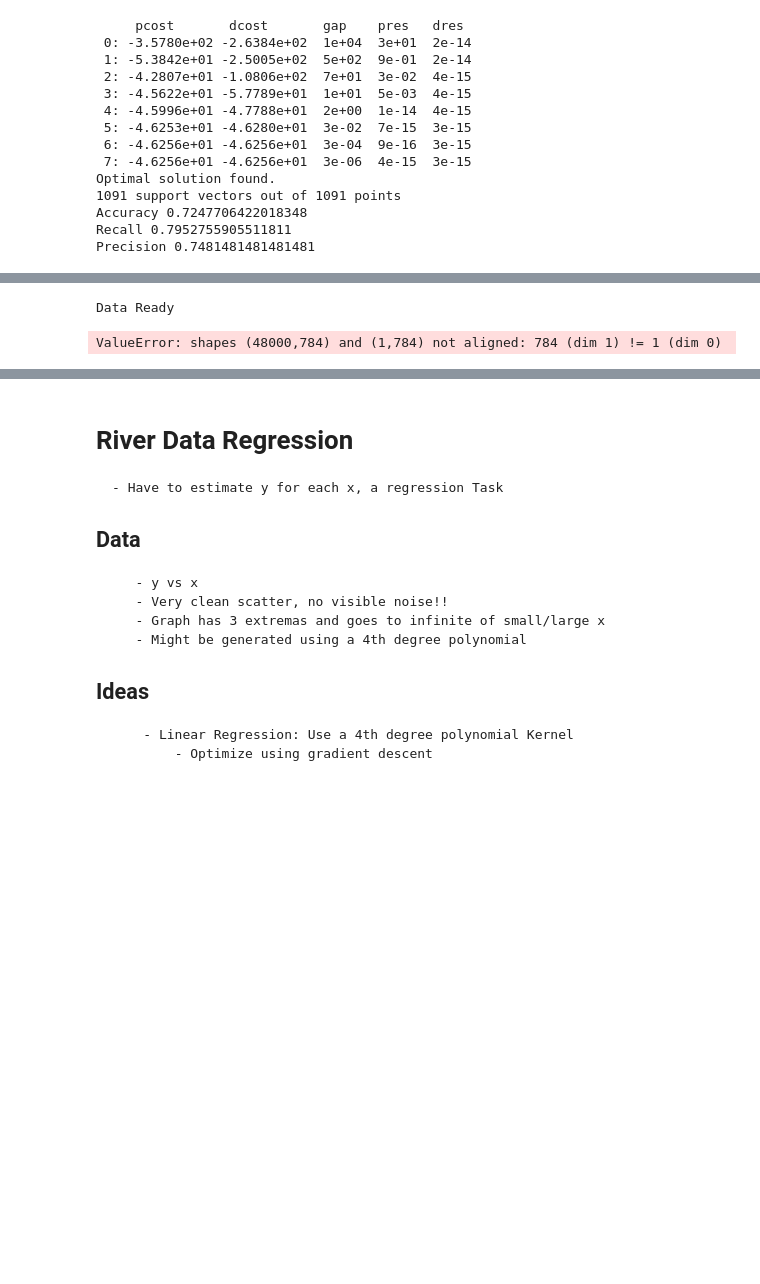
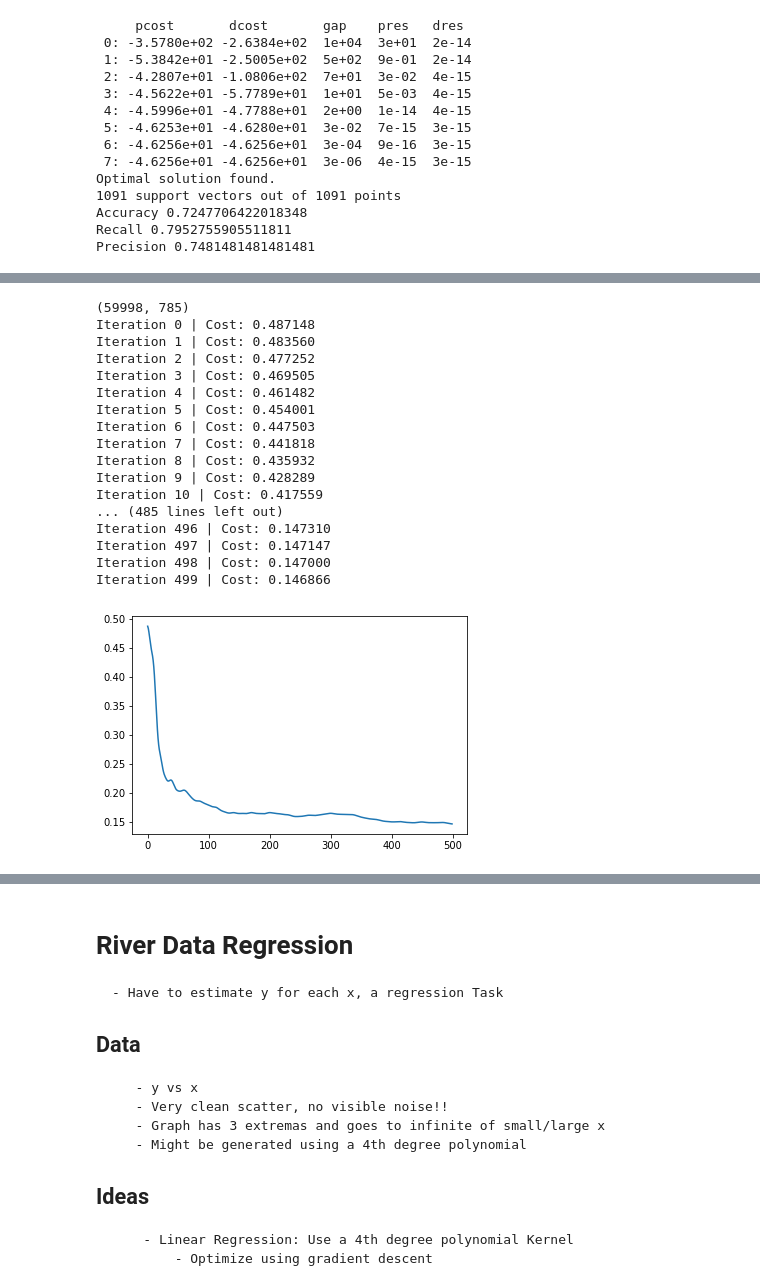
Before and after one commit to Siddhant24/ELL409, a Jupyter notebook: Assignment_2/Assignment 2.ipynb, the cells around one changed output, grey strips where cells are left out. Cells and saved outputs as stored; diff of their text form; code cells hidden in the pictures; blank space fills up the shorter version.

```diff
--- a/Assignment_2/Assignment 2.ipynb
+++ b/Assignment_2/Assignment 2.ipynb
@@ -716,9 +747,23 @@ plt.show()
 # %%
 (X_train, y_train, X_val, y_val, X_test, y_test) = prepareFMNISTData()
-y_train = (y_train==1)
-print("Data Ready")
-W_FLDA = FLDA(X_train, y_train)
-X_train = np.dot(X_train, W_FLDA)
-# %% [output]
-Data Ready
-ValueError: shapes (48000,784) and (1,784) not aligned: 784 (dim 1) != 1 (dim 0)
+# %%
+y_pred = multiClassLogisticRegression(X_test, X_train, y_train, 10, 500, alpha = 0.0000001, beta = 0.999)
+# %% [output]
+(59998, 785)
+Iteration 0 | Cost: 0.487148
+Iteration 1 | Cost: 0.483560
+Iteration 2 | Cost: 0.477252
+Iteration 3 | Cost: 0.469505
+Iteration 4 | Cost: 0.461482
+Iteration 5 | Cost: 0.454001
+Iteration 6 | Cost: 0.447503
+Iteration 7 | Cost: 0.441818
+Iteration 8 | Cost: 0.435932
+Iteration 9 | Cost: 0.428289
+Iteration 10 | Cost: 0.417559
+... (485 lines left out)
+Iteration 496 | Cost: 0.147310
+Iteration 497 | Cost: 0.147147
+Iteration 498 | Cost: 0.147000
+Iteration 499 | Cost: 0.146866
+[figure, added]
```
Also changed, not shown: parts of 15 cells of this notebook, 1 other file.
